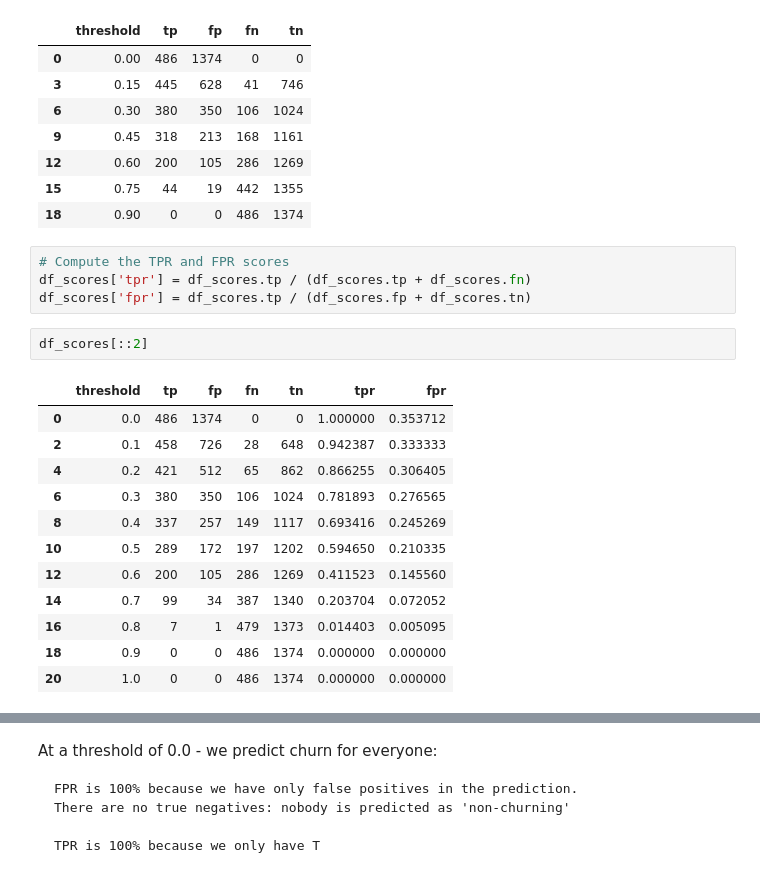
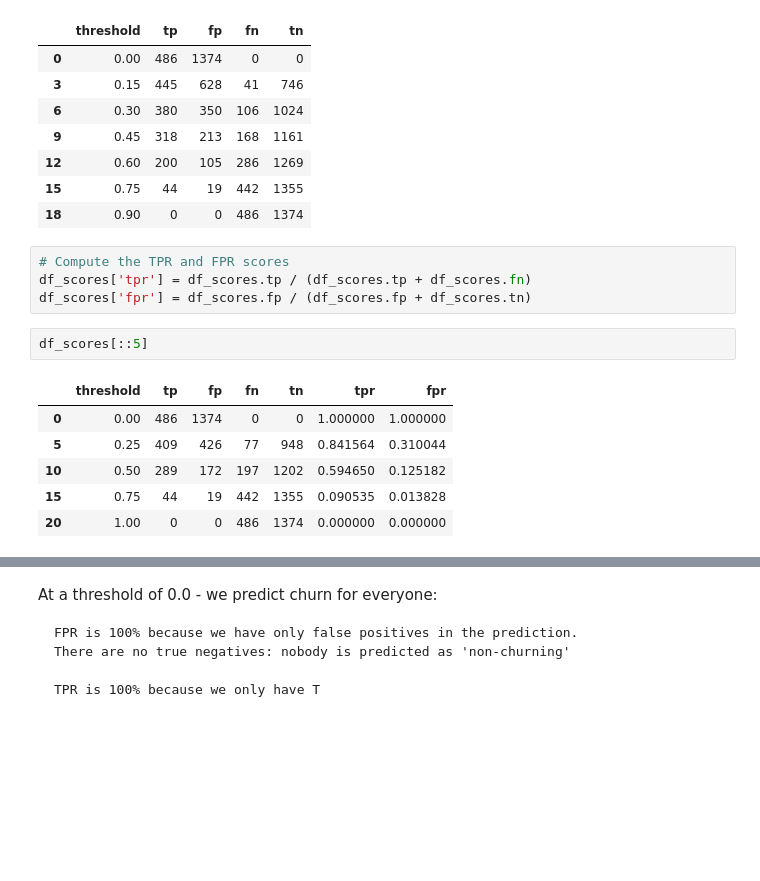
Before and after one commit to shammer83/Churn, a Jupyter notebook: Telco Churn Model.ipynb, the cells around one changed output, grey strips where cells are left out. Saved outputs shown, nothing was run; the diff lists cells and outputs as text; blank space fills up the shorter version.

```diff
--- a/Telco Churn Model.ipynb
+++ b/Telco Churn Model.ipynb
@@ -678,22 +678,16 @@ df_scores[::3] ## shows every third record of the dataframe
 # %%
 # Compute the TPR and FPR scores
 df_scores['tpr'] = df_scores.tp / (df_scores.tp + df_scores.fn)
-df_scores['fpr'] = df_scores.tp / (df_scores.fp + df_scores.tn)
+df_scores['fpr'] = df_scores.fp / (df_scores.fp + df_scores.tn)
 # %%
-df_scores[::2]
+df_scores[::5]
 # %% [output]
 |  | threshold | tp | fp | fn | tn | tpr | fpr |
-| 0 | 0.0 | 486 | 1374 | 0 | 0 | 1.000000 | 0.353712 |
-| 2 | 0.1 | 458 | 726 | 28 | 648 | 0.942387 | 0.333333 |
-| 4 | 0.2 | 421 | 512 | 65 | 862 | 0.866255 | 0.306405 |
-| 6 | 0.3 | 380 | 350 | 106 | 1024 | 0.781893 | 0.276565 |
-| 8 | 0.4 | 337 | 257 | 149 | 1117 | 0.693416 | 0.245269 |
-| 10 | 0.5 | 289 | 172 | 197 | 1202 | 0.594650 | 0.210335 |
-| 12 | 0.6 | 200 | 105 | 286 | 1269 | 0.411523 | 0.145560 |
-| 14 | 0.7 | 99 | 34 | 387 | 1340 | 0.203704 | 0.072052 |
-| 16 | 0.8 | 7 | 1 | 479 | 1373 | 0.014403 | 0.005095 |
-| 18 | 0.9 | 0 | 0 | 486 | 1374 | 0.000000 | 0.000000 |
-| 20 | 1.0 | 0 | 0 | 486 | 1374 | 0.000000 | 0.000000 |
+| 0 | 0.00 | 486 | 1374 | 0 | 0 | 1.000000 | 1.000000 |
+| 5 | 0.25 | 409 | 426 | 77 | 948 | 0.841564 | 0.310044 |
+| 10 | 0.50 | 289 | 172 | 197 | 1202 | 0.594650 | 0.125182 |
+| 15 | 0.75 | 44 | 19 | 442 | 1355 | 0.090535 | 0.013828 |
+| 20 | 1.00 | 0 | 0 | 486 | 1374 | 0.000000 | 0.000000 |
 # %%
 plt.plot(df_scores.threshold, df_scores.tpr, label = 'TPR')
 plt.plot(df_scores.threshold, df_scores.fpr, label = 'FPR')
```
Also changed, not shown: parts of 28 cells of this notebook.
